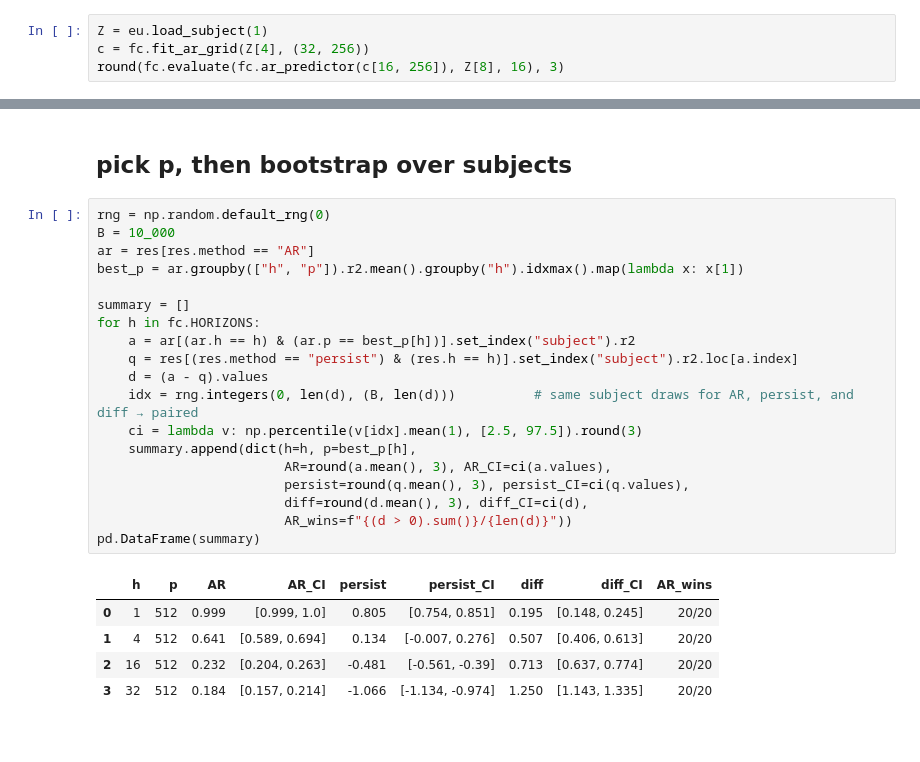
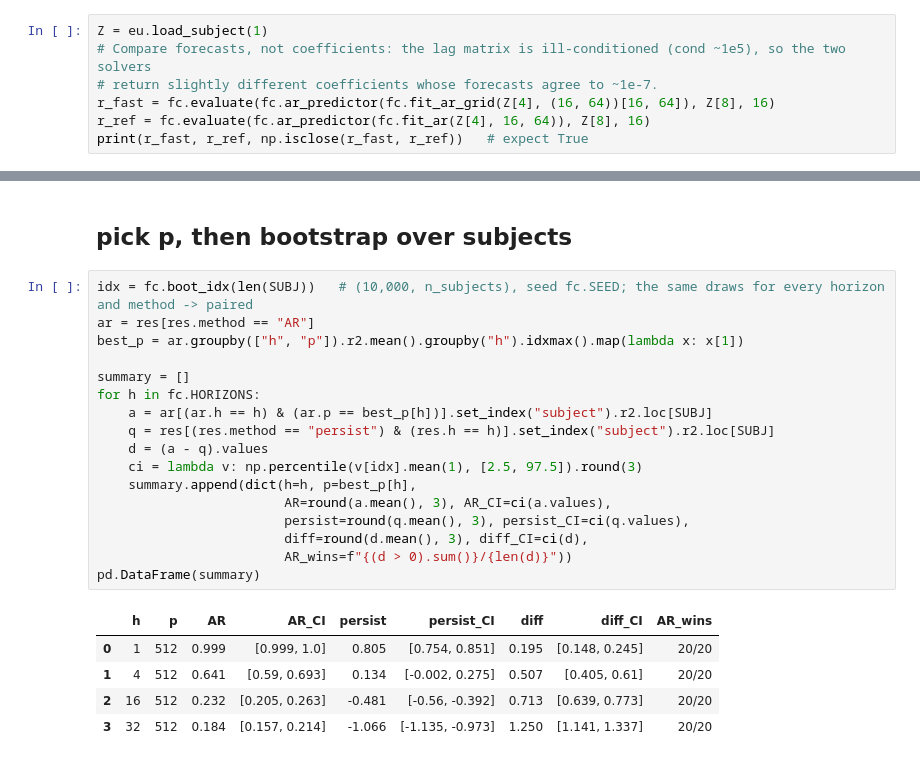
Before and after one commit to ArdentRodent/ESE5420ProjCodeTH, a Jupyter notebook: statsFinalProj.ipynb, the cells around one changed output, grey strips where cells are left out. Cells and saved outputs as stored; diff of their text form.

```diff
--- a/statsFinalProj.ipynb
+++ b/statsFinalProj.ipynb
@@ -79,6 +79,9 @@ for h in fc.HORIZONS:
 sanity check that outputs are equal for both fit_ar functions.
 # %%
 Z = eu.load_subject(1)
-c = fc.fit_ar_grid(Z[4], (32, 256))
-round(fc.evaluate(fc.ar_predictor(c[16, 256]), Z[8], 16), 3)
+# Compare forecasts, not coefficients: the lag matrix is ill-conditioned (cond ~1e5), so the two solvers
+# return slightly different coefficients whose forecasts agree to ~1e-7.
+r_fast = fc.evaluate(fc.ar_predictor(fc.fit_ar_grid(Z[4], (16, 64))[16, 64]), Z[8], 16)
+r_ref = fc.evaluate(fc.ar_predictor(fc.fit_ar(Z[4], 16, 64)), Z[8], 16)
+print(r_fast, r_ref, np.isclose(r_fast, r_ref))   # expect True
 # %% [output]
@@ -115,27 +133,25 @@ res[res.method == "AR"].pivot_table(index="p", columns="h", values="r2", aggfunc
 # %% [markdown]
 ## pick p, then bootstrap over subjects
 # %%
-rng = np.random.default_rng(0)
-B = 10_000
+idx = fc.boot_idx(len(SUBJ))   # (10,000, n_subjects), seed fc.SEED; the same draws for every horizon and method -> paired
 ar = res[res.method == "AR"]
 best_p = ar.groupby(["h", "p"]).r2.mean().groupby("h").idxmax().map(lambda x: x[1])
 
 summary = []
 for h in fc.HORIZONS:
-    a = ar[(ar.h == h) & (ar.p == best_p[h])].set_index("subject").r2
-    q = res[(res.method == "persist") & (res.h == h)].set_index("subject").r2.loc[a.index]
+    a = ar[(ar.h == h) & (ar.p == best_p[h])].set_index("subject").r2.loc[SUBJ]
+    q = res[(res.method == "persist") & (res.h == h)].set_index("subject").r2.loc[SUBJ]
     d = (a - q).values
-    idx = rng.integers(0, len(d), (B, len(d)))          # same subject draws for AR, persist, and diff → paired
     ci = lambda v: np.percentile(v[idx].mean(1), [2.5, 97.5]).round(3)
     summary.append(dict(h=h, p=best_p[h],
                         AR=round(a.mean(), 3), AR_CI=ci(a.values),
                         persist=round(q.mean(), 3), persist_CI=ci(q.values),
                         diff=round(d.mean(), 3), diff_CI=ci(d),
                         AR_wins=f"{(d > 0).sum()}/{len(d)}"))
 pd.DataFrame(summary)
 # %% [output]
 |  | h | p | AR | AR_CI | persist | persist_CI | diff | diff_CI | AR_wins |
 | 0 | 1 | 512 | 0.999 | [0.999, 1.0] | 0.805 | [0.754, 0.851] | 0.195 | [0.148, 0.245] | 20/20 |
-| 1 | 4 | 512 | 0.641 | [0.589, 0.694] | 0.134 | [-0.007, 0.276] | 0.507 | [0.406, 0.613] | 20/20 |
-| 2 | 16 | 512 | 0.232 | [0.204, 0.263] | -0.481 | [-0.561, -0.39] | 0.713 | [0.637, 0.774] | 20/20 |
-| 3 | 32 | 512 | 0.184 | [0.157, 0.214] | -1.066 | [-1.134, -0.974] | 1.250 | [1.143, 1.335] | 20/20 |
+| 1 | 4 | 512 | 0.641 | [0.59, 0.693] | 0.134 | [-0.002, 0.275] | 0.507 | [0.405, 0.61] | 20/20 |
+| 2 | 16 | 512 | 0.232 | [0.205, 0.263] | -0.481 | [-0.56, -0.392] | 0.713 | [0.639, 0.773] | 20/20 |
+| 3 | 32 | 512 | 0.184 | [0.157, 0.214] | -1.066 | [-1.135, -0.973] | 1.250 | [1.141, 1.337] | 20/20 |
```
Also changed, not shown: parts of 5 cells of this notebook, 7 other files.
